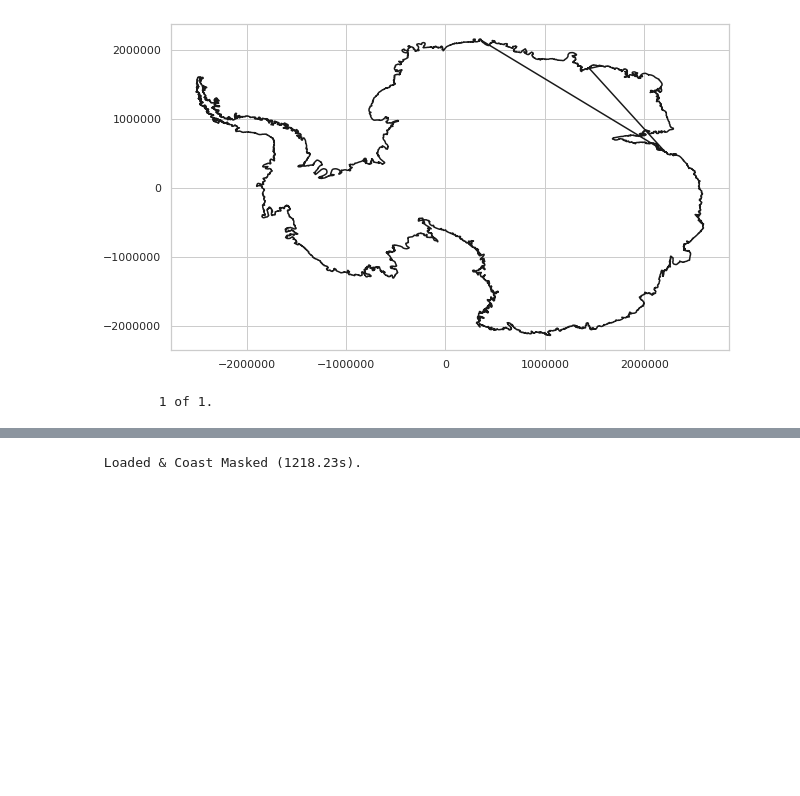
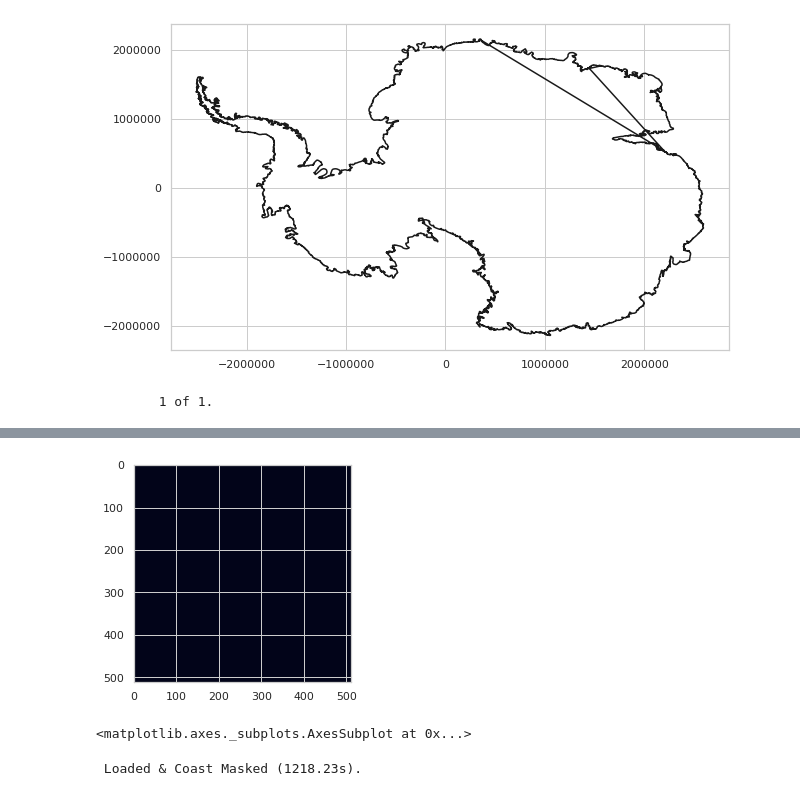
Before and after one commit to mblackgeo/AntarcticRockOutcrop, a Jupyter notebook: burton_johnson_model.ipynb, the cells around one changed output, grey strips where cells are left out. Saved outputs shown, nothing was run; the diff lists cells and outputs as text; code cells hidden in the pictures; blank space fills up the shorter version.

```diff
--- a/burton_johnson_model.ipynb
+++ b/burton_johnson_model.ipynb
@@ -124,3 +125,11 @@ rplt.show(coastMaskBin)
+# %%
+# The example tile is landlocked. skipping coastline mask for now
+coastMaskBin = B2 > 0
+
+rplt.show(coastMaskBin)
+# %% [output]
+[figure, added]
+<matplotlib.axes._subplots.AxesSubplot at 0x...>
 # %%
 toc = time.time()
 print(" Loaded & Coast Masked (%.02fs)." % (toc - tic))
```
Also changed, not shown: parts of 9 cells of this notebook.
